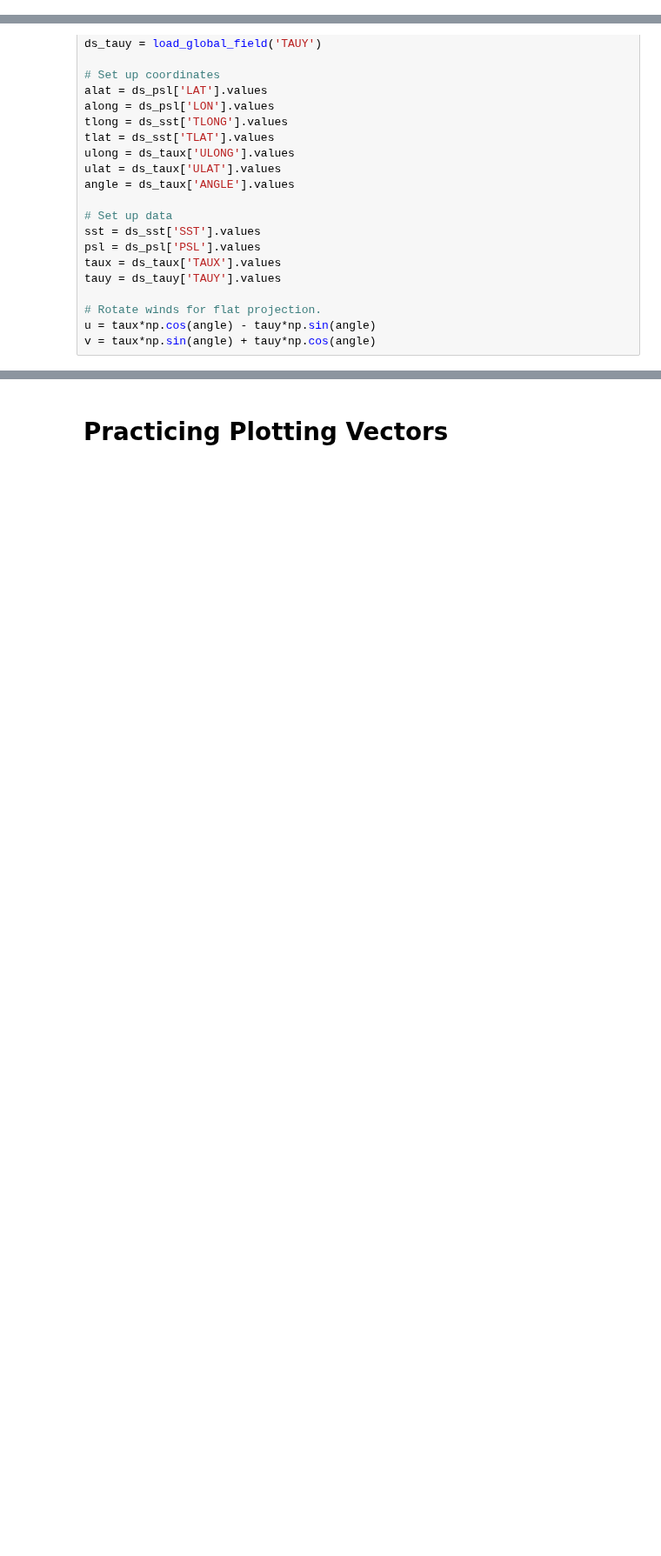
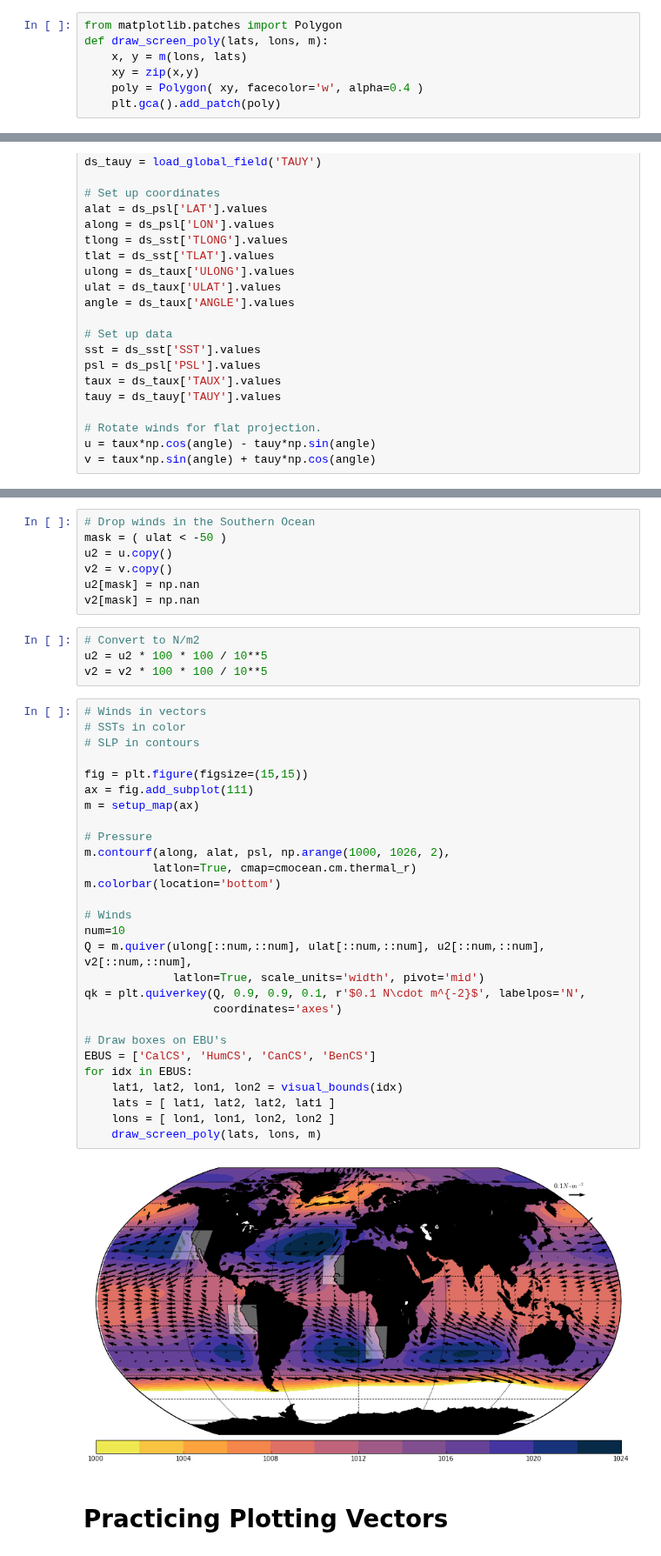
Before and after one commit to bradyrx/EBUS_BGC_Variability, a Jupyter notebook: notebooks/Visualization/global-map-of-EBUS.ipynb, the cells around one changed output, grey strips where cells are left out. Shown at 87% size. Cells and saved outputs as stored; diff of their text form; blank space fills up the shorter version.

```diff
--- a/notebooks/Visualization/global-map-of-EBUS.ipynb
+++ b/notebooks/Visualization/global-map-of-EBUS.ipynb
@@ -129,6 +129,13 @@ def find_indices(latGrid, lonGrid, latPoint, lonPoint):
     min_ix = np.nanargmin(reducedGrid)
     i, j = np.unravel_index(min_ix, reducedGrid.shape)
     return i, j
+# %%
+from matplotlib.patches import Polygon
+def draw_screen_poly(lats, lons, m):
+    x, y = m(lons, lats)
+    xy = zip(x,y)
+    poly = Polygon( xy, facecolor='w', alpha=0.4 )
+    plt.gca().add_patch(poly)
 # %% [markdown]
 # Visualization Code
 # %%
@@ -175,3 +166,44 @@ Q = m.quiver(ulong[::4,::4], ulat[::4,::4], u[::4,::4], v[::4,::4], latlon=True,
+# %%
+# Drop winds in the Southern Ocean
+mask = ( ulat < -50 )
+u2 = u.copy()
+v2 = v.copy()
+u2[mask] = np.nan
+v2[mask] = np.nan
+# %%
+# Convert to N/m2
+u2 = u2 * 100 * 100 / 10**5
+v2 = v2 * 100 * 100 / 10**5
+# %%
+# Winds in vectors
+# SSTs in color
+# SLP in contours
+
+fig = plt.figure(figsize=(15,15))
+ax = fig.add_subplot(111)
+m = setup_map(ax)
+
+# Pressure
+m.contourf(along, alat, psl, np.arange(1000, 1026, 2),
+          latlon=True, cmap=cmocean.cm.thermal_r)
+m.colorbar(location='bottom')
+
+# Winds
+num=10
+Q = m.quiver(ulong[::num,::num], ulat[::num,::num], u2[::num,::num], v2[::num,::num],
+             latlon=True, scale_units='width', pivot='mid')
+qk = plt.quiverkey(Q, 0.9, 0.9, 0.1, r'$0.1 N\cdot m^{-2}$', labelpos='N',
+                   coordinates='axes')
+
+# Draw boxes on EBU's
+EBUS = ['CalCS', 'HumCS', 'CanCS', 'BenCS']
+for idx in EBUS:
+    lat1, lat2, lon1, lon2 = visual_bounds(idx)
+    lats = [ lat1, lat2, lat2, lat1 ]
+    lons = [ lon1, lon1, lon2, lon2 ]
+    draw_screen_poly(lats, lons, m)
+# %% [output]
+[figure, added]
 # %% [markdown]
 # Practicing Plotting Vectors
 # %%
```
Also changed, not shown: parts of 1 cell of this notebook, 3 other files.
